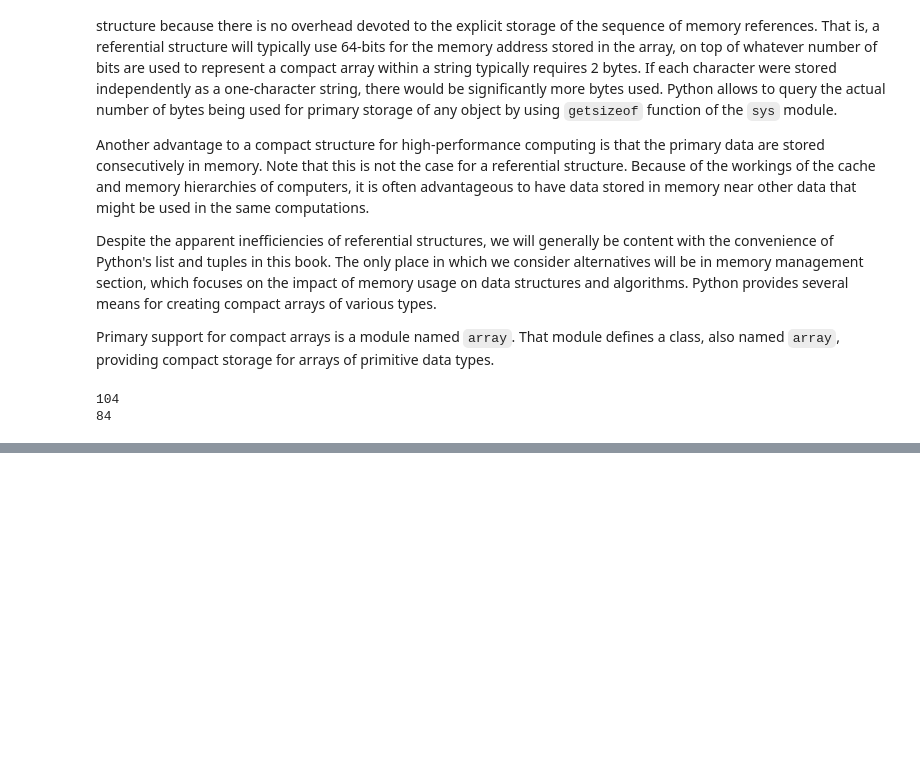
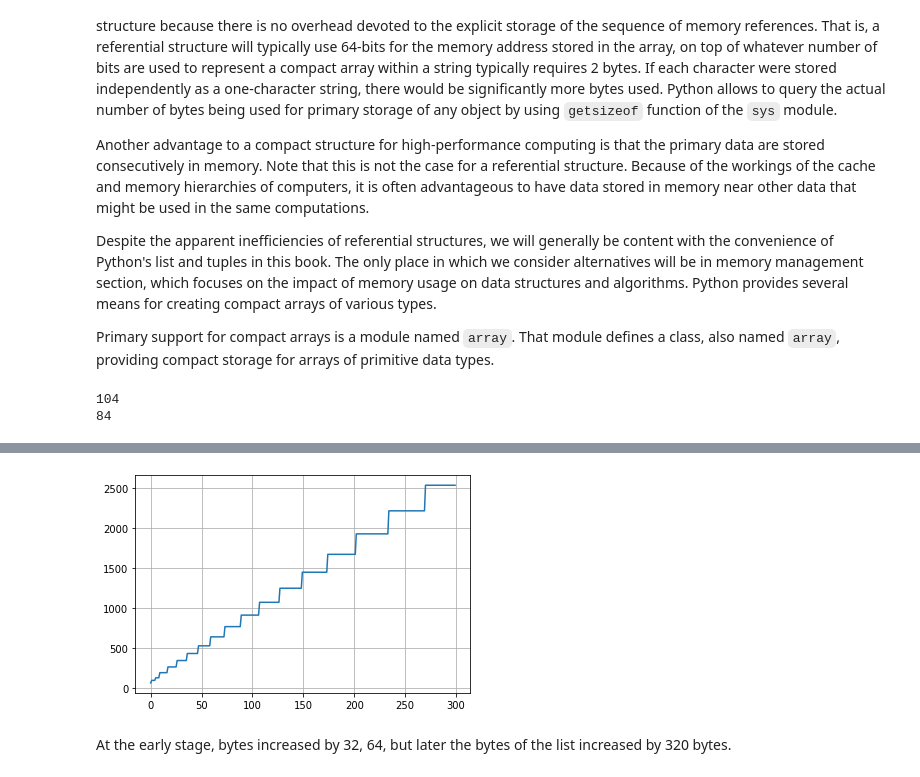
Before and after one commit to jihoonerd/Data_Structures_and_Algorithms_in_Python, a Jupyter notebook: Contents/Chapter_05.ipynb, the cells around one changed output, grey strips where cells are left out. Saved outputs shown, nothing was run; the diff lists cells and outputs as text; code cells hidden in the pictures; blank space fills up the shorter version.

```diff
--- a/Contents/Chapter_05.ipynb
+++ b/Contents/Chapter_05.ipynb
@@ -77,0 +91,14 @@ requires a **type code** as a first parameter, which is a character  that design
+# %%
+import sys
+import matplotlib.pyplot as plt
+%matplotlib inline
+data = []
+len_container = []
+byte_container = []
+for k in range(300):
+    a = len(data)
+    b = sys.getsizeof(data)
+    print("Length: {0:3d}; size in bytes: {1: 4d}".format(a, b))
+    len_container.append(a)
+    byte_container.append(b)
+    data.append(None)
@@ -77,0 +123,10 @@ requires a **type code** as a first parameter, which is a character  that design
+# %%
+plt.figure()
+plt.plot(len_container, byte_container)
+plt.grid()
+plt.show()
+# %% [output]
+[figure, added]
+# %% [markdown]
+At the early stage, bytes increased by 32, 64, but later the bytes of the list increased by
+320 bytes.
```
Also changed, not shown: parts of 10 cells of this notebook.
